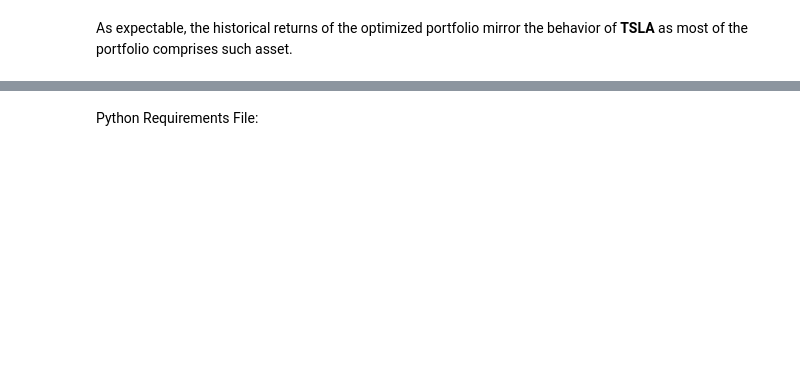
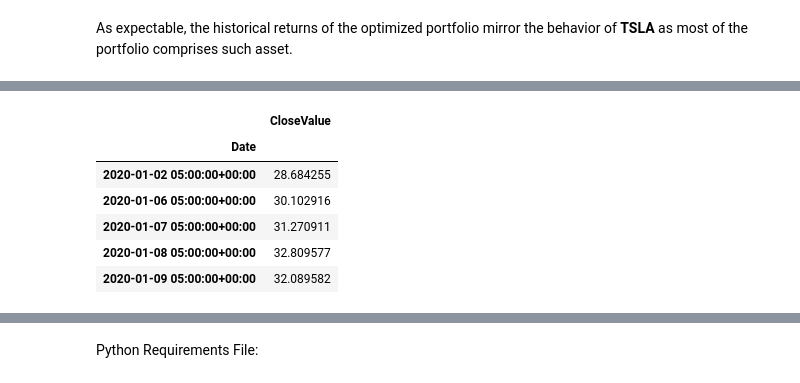
Before and after one commit to DanielEduardoLopez/PortfolioReturn, a Jupyter notebook: 1_PortfolioReturn_DataCollectionPrep.ipynb, the cells around one changed output, grey strips where cells are left out. Saved outputs shown, nothing was run; the diff lists cells and outputs as text; code cells hidden in the pictures; blank space fills up the shorter version.

```diff
--- a/1_PortfolioReturn_DataCollectionPrep.ipynb
+++ b/1_PortfolioReturn_DataCollectionPrep.ipynb
@@ -694,0 +698,4 @@ optimized_returns_df.to_csv("Hist_Opt_Returns.csv", index = True)
+# %%
+# Calculation of Historical Values of the Optimized Portfolio
+optimized_values = np.matrix(df.values) * weights
+optimized_values[:10]
@@ -694,0 +713,14 @@ optimized_returns_df.to_csv("Hist_Opt_Returns.csv", index = True)
+# %%
+# Historical Values of the Optimized Portfolio Dataframe
+optimized_values_list = [i[0] for i in np.array(optimized_values)]
+optimized_values_df = pd.DataFrame((optimized_values_list)).rename(columns = {0: 'CloseValue'})
+optimized_values_df.index = df.index
+optimized_values_df.head()
+# %% [output]
+|  | CloseValue |
+| Date |  |
+| 2020-01-02 05:00:00+00:00 | 28.684255 |
+| 2020-01-06 05:00:00+00:00 | 30.102916 |
+| 2020-01-07 05:00:00+00:00 | 31.270911 |
+| 2020-01-08 05:00:00+00:00 | 32.809577 |
+| 2020-01-09 05:00:00+00:00 | 32.089582 |
```
Also changed, not shown: parts of 19 cells of this notebook.
